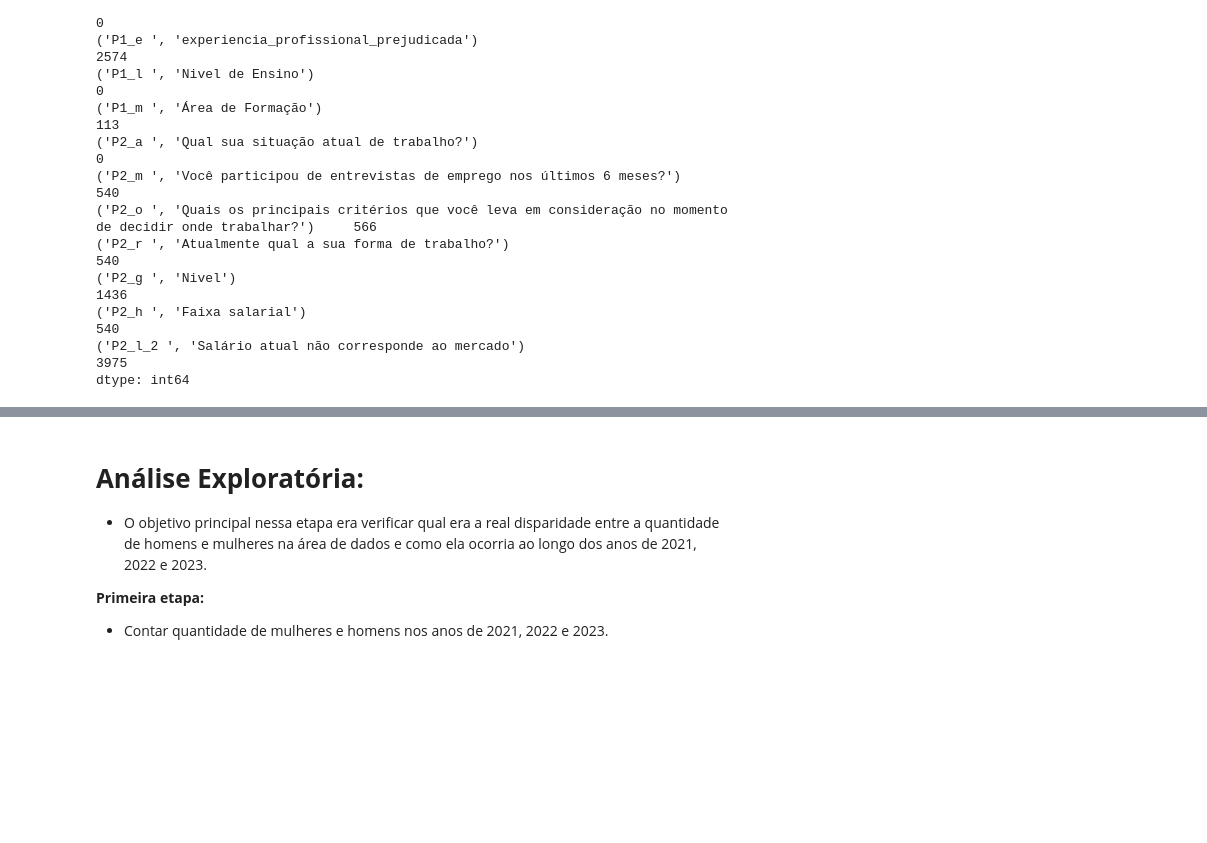
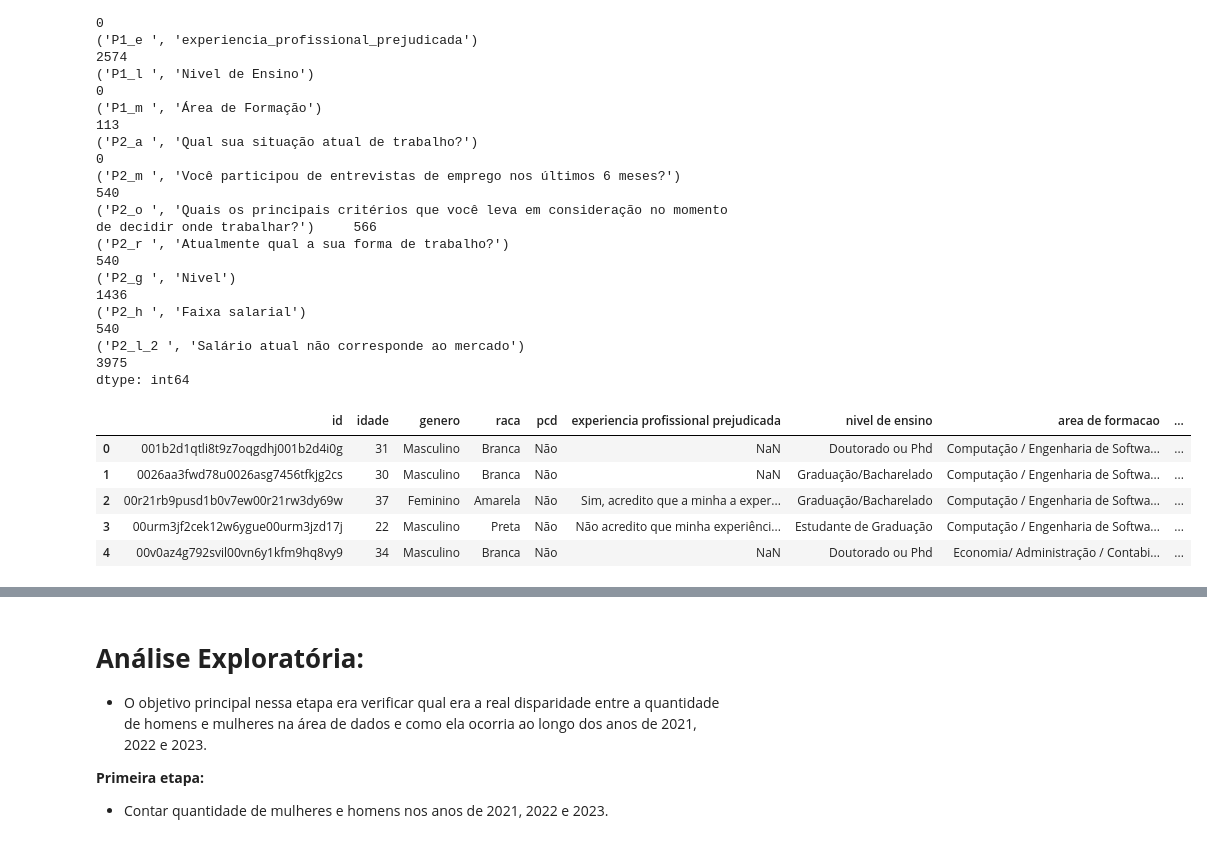
Before and after one commit to LaryssaCunha/analise-e-visualizacao-desigualdade-genero-em-dados, a Jupyter notebook: tratamento-dados.ipynb, the cells around one changed output, grey strips where cells are left out. Saved outputs shown, nothing was run; the diff lists cells and outputs as text; code cells hidden in the pictures; blank space fills up the shorter version.

```diff
--- a/tratamento-dados.ipynb
+++ b/tratamento-dados.ipynb
@@ -184,3 +246,29 @@ std2023_tratado.isnull().sum()
 ('P2_h ', 'Faixa salarial')                                                                                        540
 ('P2_l_2 ', 'Salário atual não corresponde ao mercado')                                                           3975
 dtype: int64
+# %%
+df_std2023 = std2023_tratado.rename(columns = {
+"('P0', 'id')"  : "id",
+"('P1_a ', 'Idade')" : "idade",
+"('P1_b ', 'Genero')" : "genero",
+"('P1_c ', 'Cor/raca/etnia')" : "raca",
+"('P1_d ', 'PCD')" : "pcd",
+"('P1_e ', 'experiencia_profissional_prejudicada')" : "experiencia profissional prejudicada",
+"('P2_l_2 ', 'Salário atual não corresponde ao mercado')" : "salario nao corresponde ao mercado",
+"('P1_l ', 'Nivel de Ensino')" : "nivel de ensino",
+"('P1_m ', 'Área de Formação')" : "area de formacao",
+"('P2_r ', 'Atualmente qual a sua forma de trabalho?')" : "situacao atual profissional",
+"('P2_g ', 'Nivel')" : "nivel",
+"('P2_h ', 'Faixa salarial')" : "faixa salarial",
+"('P2_m ', 'Você participou de entrevistas de emprego nos últimos 6 meses?')" : "participacao em entrevistas nos ultimos 6 meses",
+"('P5_c ', 'Há quanto tempo você busca uma oportunidade na área de dados?')" : "tempo de espera em oportunidade no mercado",
+})
+
+df_std2023.head(5)
+# %% [output]
+|  | id | idade | genero | raca | pcd | experiencia profissional prejudicada | nivel de ensino | area de formacao | ... |
+| 0 | 001b2d1qtli8t9z7oqgdhj001b2d4i0g | 31 | Masculino | Branca | Não | NaN | Doutorado ou Phd | Computação / Engenharia de Softwa... | ... |
+| 1 | 0026aa3fwd78u0026asg7456tfkjg2cs | 30 | Masculino | Branca | Não | NaN | Graduação/Bacharelado | Computação / Engenharia de Softwa... | ... |
+| 2 | 00r21rb9pusd1b0v7ew00r21rw3dy69w | 37 | Feminino | Amarela | Não | Sim, acredito que a minha a exper... | Graduação/Bacharelado | Computação / Engenharia de Softwa... | ... |
+| 3 | 00urm3jf2cek12w6ygue00urm3jzd17j | 22 | Masculino | Preta | Não | Não acredito que minha experiênci... | Estudante de Graduação | Computação / Engenharia de Softwa... | ... |
+| 4 | 00v0az4g792svil00vn6y1kfm9hq8vy9 | 34 | Masculino | Branca | Não | NaN | Doutorado ou Phd | Economia/ Administração / Contabi... | ... |
```
Also changed, not shown: parts of 32 cells of this notebook, 9 other files.
